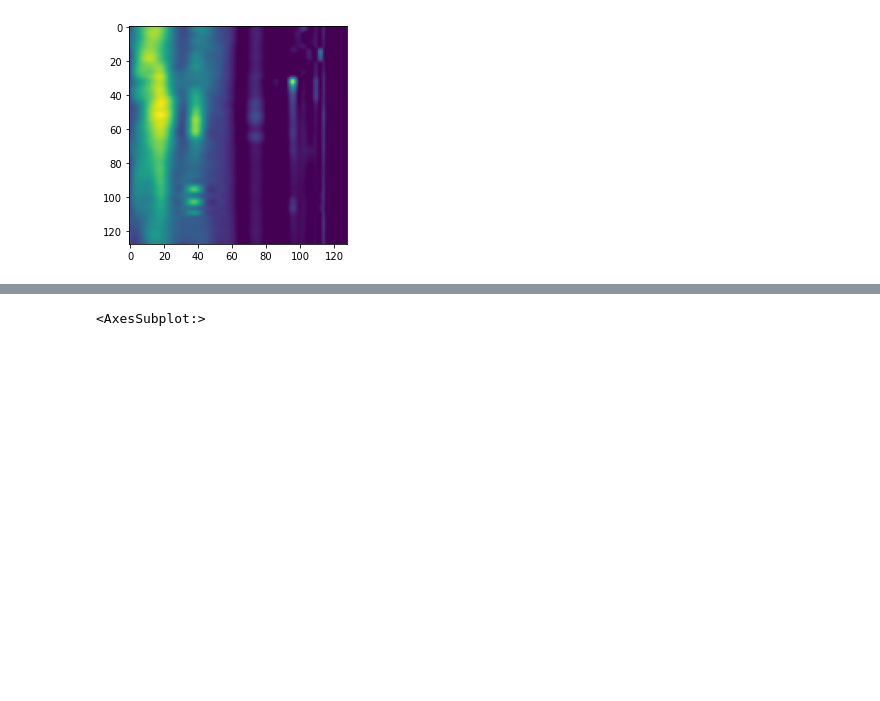
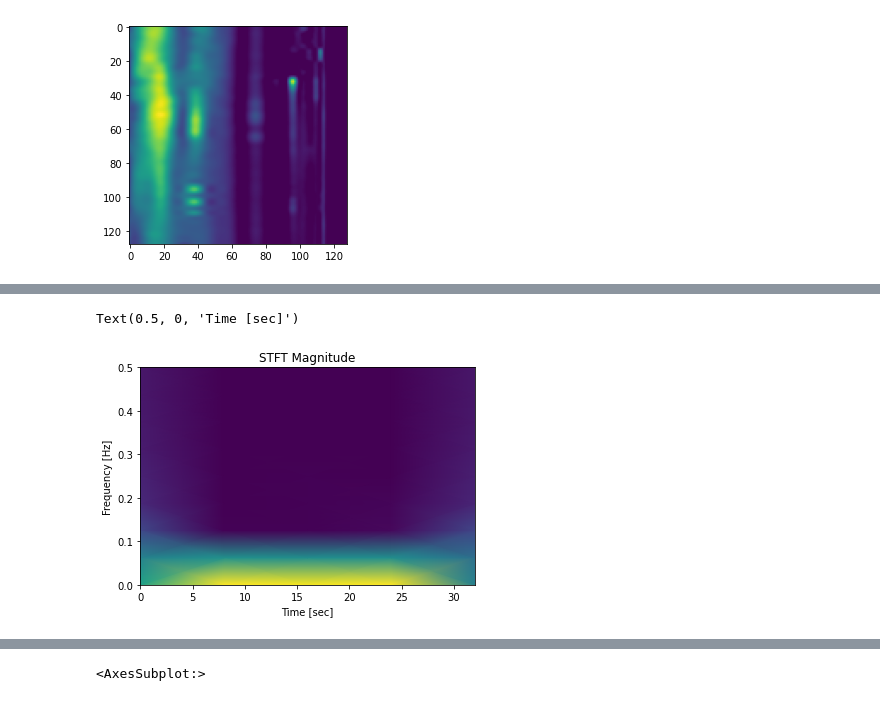
Before and after one commit to ZINZINBIN/Bayesian-Disruption-Prediction, a Jupyter notebook: analysis_dataset.ipynb, the cells around one changed output, grey strips where cells are left out. Cells and saved outputs as stored; diff of their text form; code cells hidden in the pictures; blank space fills up the shorter version.

```diff
--- a/analysis_dataset.ipynb
+++ b/analysis_dataset.ipynb
@@ -208,0 +254,16 @@ plt.imshow(te_profile[0:128,:])
+# %%
+from scipy import signal
+t = time_x
+lm01 = lm01[0:32]
+lm02 = lm02[0:32]
+lm03 = lm03[0:32]
+lm04 = lm04[0:32]
+
+f, t, Zxx = signal.stft(lm01, 1, nperseg = 16)
+plt.pcolormesh(t,f,np.abs(Zxx), shading = 'gouraud')
+plt.title('STFT Magnitude')
+plt.ylabel('Frequency [Hz]')
+plt.xlabel('Time [sec]')
+# %% [output]
+Text(0.5, 0, 'Time [sec]')
+[figure, added]
```
Also changed, not shown: parts of 7 cells of this notebook, 1 other file.
